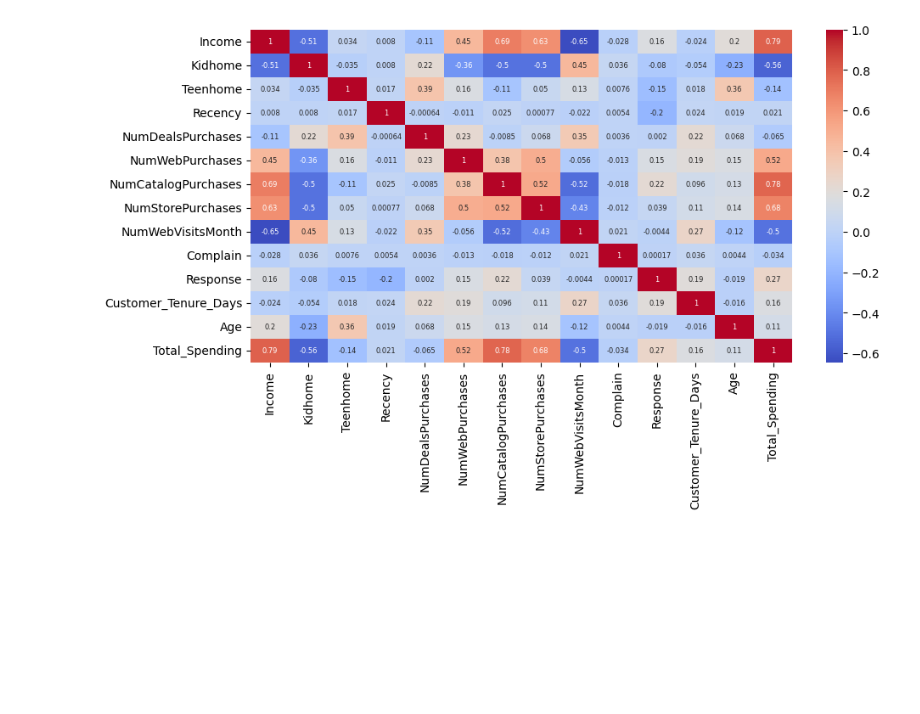
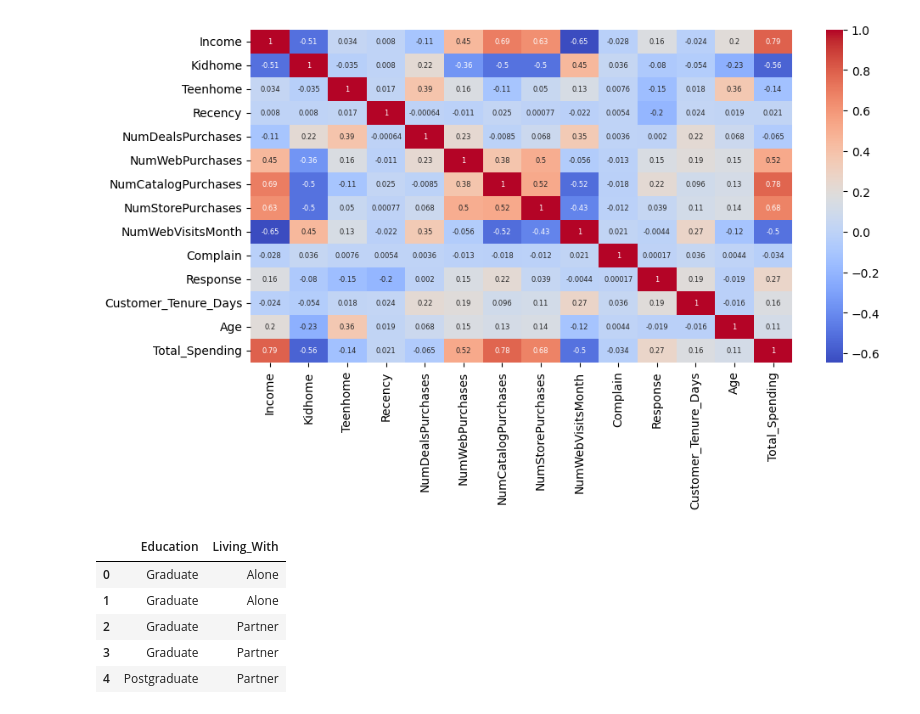
Before and after one commit to mihirgupta665/PRIME-AI-And-ML-, a Jupyter notebook: 8_UnSupervised_Learning/6_Customer_Segmentation_System/1_Smart_Cart.ipynb, the cells around one changed output. Saved outputs shown, nothing was run; the diff lists cells and outputs as text; code cells hidden in the pictures; blank space fills up the shorter version.

```diff
--- a/8_UnSupervised_Learning/6_Customer_Segmentation_System/1_Smart_Cart.ipynb
+++ b/8_UnSupervised_Learning/6_Customer_Segmentation_System/1_Smart_Cart.ipynb
@@ -240,3 +244,12 @@ sns.heatmap(
 plt.tight_layout()
 # %% [output]
 [figure]
+# %%
+df[cat_cols].head()
+# %% [output]
+|  | Education | Living_With |
+| 0 | Graduate | Alone |
+| 1 | Graduate | Alone |
+| 2 | Graduate | Partner |
+| 3 | Graduate | Partner |
+| 4 | Postgraduate | Partner |
```
Also changed, not shown: parts of 12 cells of this notebook, 1 other file.
